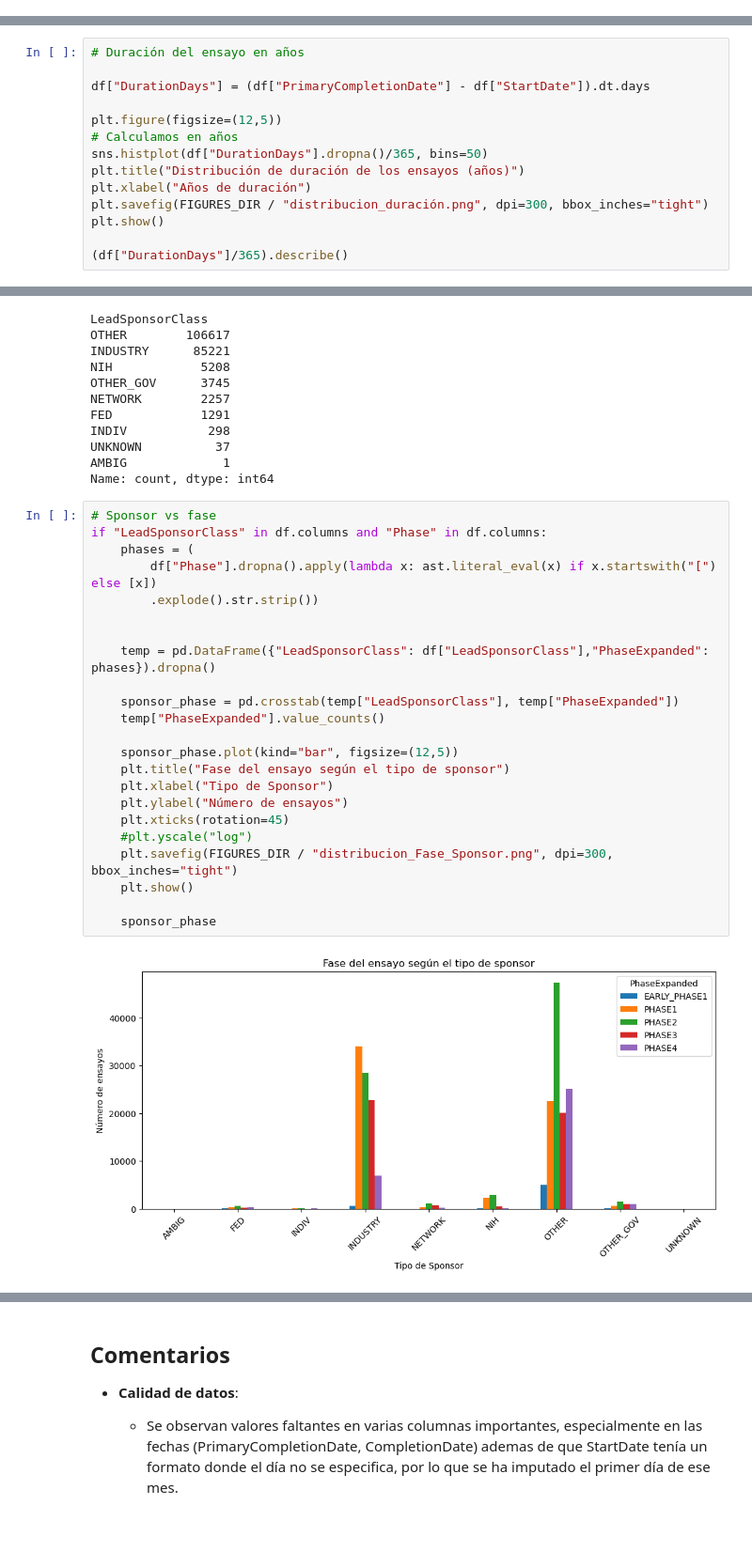
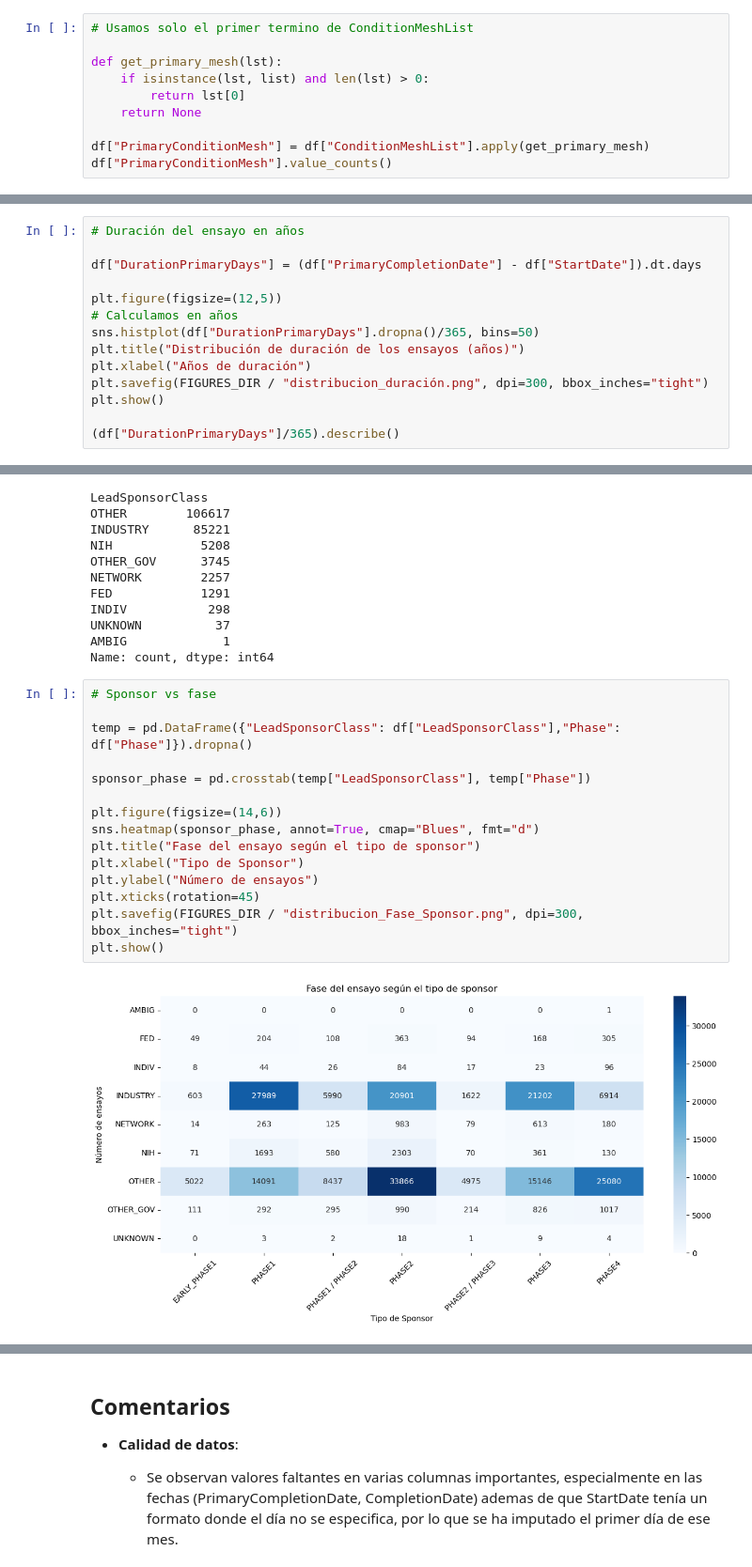
Before and after one commit to miks95/tfm_clinicaltrials, a Jupyter notebook: notebooks/01_eda_clinicaltrials.ipynb, the cells around one changed output, grey strips where cells are left out. Shown at 94% size. Saved outputs shown, nothing was run; the diff lists cells and outputs as text; blank space fills up the shorter version.

```diff
--- a/notebooks/01_eda_clinicaltrials.ipynb
+++ b/notebooks/01_eda_clinicaltrials.ipynb
@@ -215,0 +289,10 @@ El grafico anterior muesta valores mas alineados con lo esperado, vemos pocos en
+# %%
+# Usamos solo el primer termino de ConditionMeshList
+
+def get_primary_mesh(lst):
+    if isinstance(lst, list) and len(lst) > 0:
+        return lst[0]
+    return None
+
+df["PrimaryConditionMesh"] = df["ConditionMeshList"].apply(get_primary_mesh)
+df["PrimaryConditionMesh"].value_counts()
@@ -297,17 +330,17 @@ Ahora se ha conseguido unificar mas los valores.
 # %%
 # Duración del ensayo en años
 
-df["DurationDays"] = (df["PrimaryCompletionDate"] - df["StartDate"]).dt.days
+df["DurationPrimaryDays"] = (df["PrimaryCompletionDate"] - df["StartDate"]).dt.days
 
 plt.figure(figsize=(12,5))
 # Calculamos en años
-sns.histplot(df["DurationDays"].dropna()/365, bins=50)
+sns.histplot(df["DurationPrimaryDays"].dropna()/365, bins=50)
 plt.title("Distribución de duración de los ensayos (años)")
 plt.xlabel("Años de duración")
 plt.savefig(FIGURES_DIR / "distribucion_duración.png", dpi=300, bbox_inches="tight")
 plt.show()
 
-(df["DurationDays"]/365).describe()
+(df["DurationPrimaryDays"]/365).describe()
 # %% [output]
 [figure]
 count    196714.000000
@@ -361,26 +387,18 @@ AMBIG             1
 Name: count, dtype: int64
 # %%
 # Sponsor vs fase
-if "LeadSponsorClass" in df.columns and "Phase" in df.columns:
-    phases = (
-        df["Phase"].dropna().apply(lambda x: ast.literal_eval(x) if x.startswith("[") else [x])
-        .explode().str.strip())
 
+temp = pd.DataFrame({"LeadSponsorClass": df["LeadSponsorClass"],"Phase": df["Phase"]}).dropna()
 
-    temp = pd.DataFrame({"LeadSponsorClass": df["LeadSponsorClass"],"PhaseExpanded": phases}).dropna()
+sponsor_phase = pd.crosstab(temp["LeadSponsorClass"], temp["Phase"])
 
-    sponsor_phase = pd.crosstab(temp["LeadSponsorClass"], temp["PhaseExpanded"])
-    temp["PhaseExpanded"].value_counts()
-
-    sponsor_phase.plot(kind="bar", figsize=(12,5))
-    plt.title("Fase del ensayo según el tipo de sponsor")
-    plt.xlabel("Tipo de Sponsor")
-    plt.ylabel("Número de ensayos")
-    plt.xticks(rotation=45)
-    #plt.yscale("log")
-    plt.savefig(FIGURES_DIR / "distribucion_Fase_Sponsor.png", dpi=300, bbox_inches="tight")
-    plt.show()
-
-    sponsor_phase
+plt.figure(figsize=(14,6))
+sns.heatmap(sponsor_phase, annot=True, cmap="Blues", fmt="d")
+plt.title("Fase del ensayo según el tipo de sponsor")
+plt.xlabel("Tipo de Sponsor")
+plt.ylabel("Número de ensayos")
+plt.xticks(rotation=45)
+plt.savefig(FIGURES_DIR / "distribucion_Fase_Sponsor.png", dpi=300, bbox_inches="tight")
+plt.show()
 # %% [output]
-[figure, old version]
+[figure, new version]
```
Also changed, not shown: parts of 25 cells of this notebook, 6 other files.
